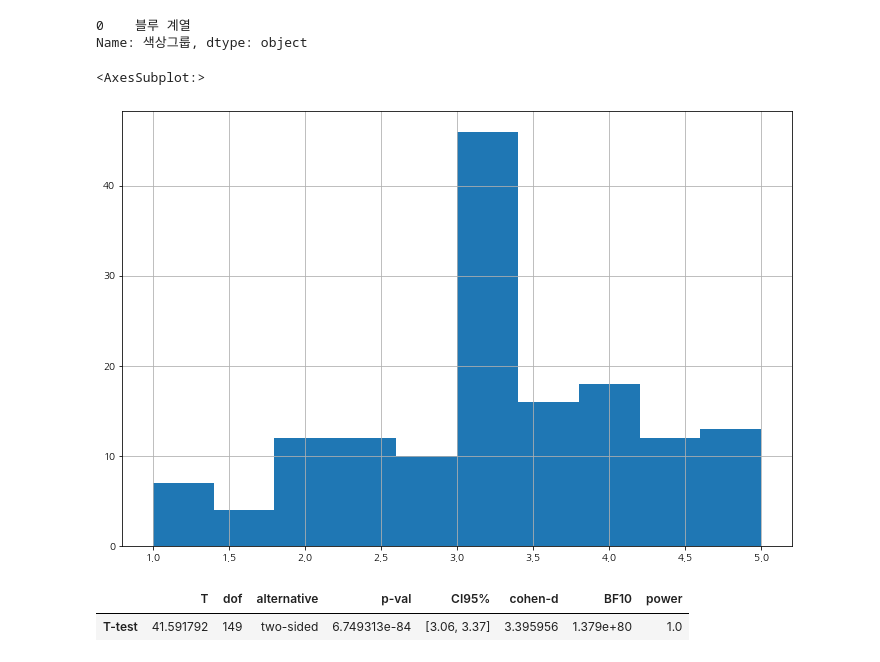
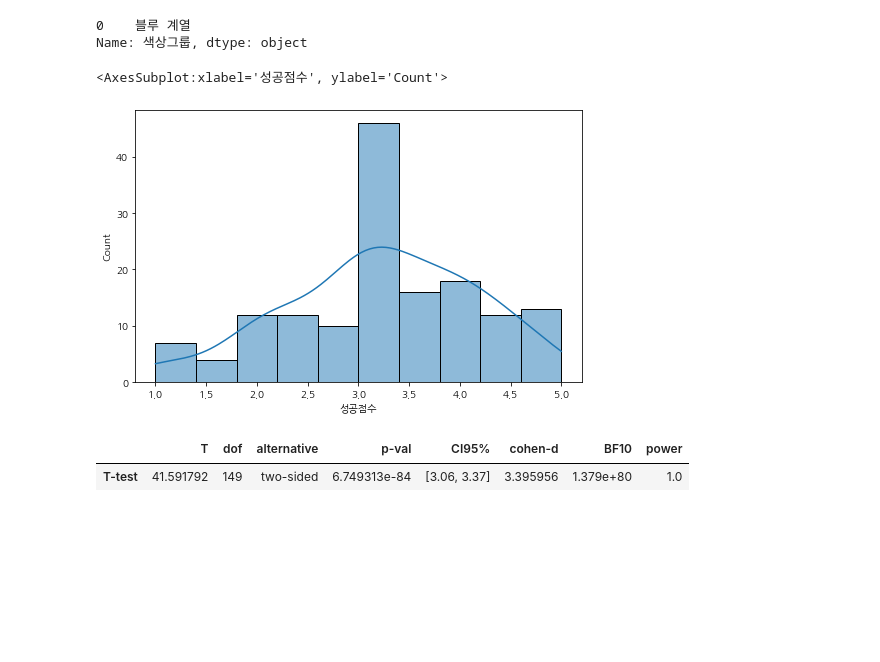
Before and after one commit to lyndis20/my_closet, a Jupyter notebook: 02_Ttest/통계분석_ttest.ipynb, the cells around one changed output. Drawn from its saved outputs; the diff is of its cells as text; code cells hidden in the pictures; blank space fills up the shorter version.

```diff
--- a/02_Ttest/통계분석_ttest.ipynb
+++ b/02_Ttest/통계분석_ttest.ipynb
@@ -33,11 +33,12 @@ df['색상그룹'].mode()
 # %% [output]
 0    블루 계열
 Name: 색상그룹, dtype: object
-# %%
-df['성공점수'].hist(bins=10, figsize=(12,8))
-# %% [output]
-<AxesSubplot:>
-[figure, removed]
+# %%
+plt.figure(figsize=(8,5))
+sns.histplot(x = df['성공점수'], kde=True, bins=10)
+# %% [output]
+<AxesSubplot:xlabel='성공점수', ylabel='Count'>
+[figure, added]
 # %%
 import pingouin as pg
 # %%
```
